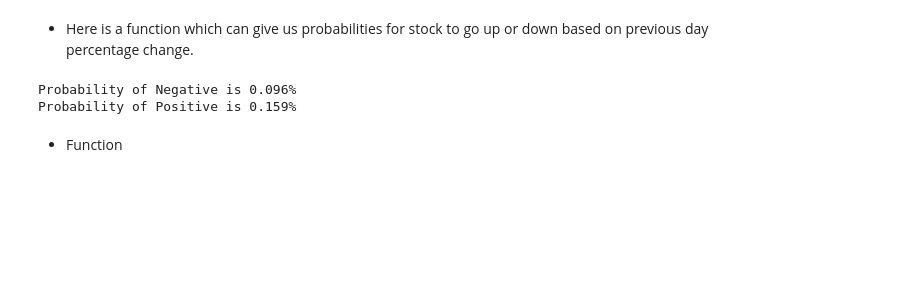
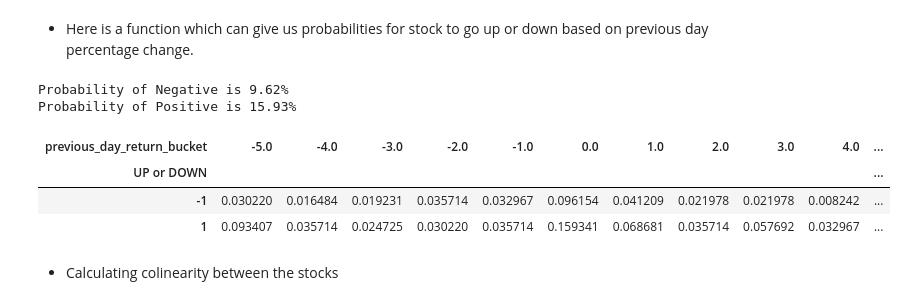
Before and after one commit to Folongton/Stock-Analysis, a Jupyter notebook: P1-Indicators-Chart-Analysis/P1-Chart-Analysis.ipynb, the cells around one changed output. Cells and saved outputs as stored; diff of their text form; code cells hidden in the pictures; blank space fills up the shorter version.

```diff
--- a/P1-Indicators-Chart-Analysis/P1-Chart-Analysis.ipynb
+++ b/P1-Indicators-Chart-Analysis/P1-Chart-Analysis.ipynb
@@ -271,7 +280,11 @@ def calc_proba_price_change_based(stock_df, percentChange, days):
 # %%
-calc_proba_price_change_based(tsla_d, percentChange=0, days=365)
+calc_proba_price_change_based(tsla_d, percentChange=0, days=365, print_proba=True)
 # %% [output]
-Probability of Negative is 0.096%
-Probability of Positive is 0.159%
+Probability of Negative is 9.62%
+Probability of Positive is 15.93%
+| previous_day_return_bucket | -5.0 | -4.0 | -3.0 | -2.0 | -1.0 | 0.0 | 1.0 | 2.0 | 3.0 | 4.0 | ... |
+| UP or DOWN |  |  |  |  |  |  |  |  |  |  | ... |
+| -1 | 0.030220 | 0.016484 | 0.019231 | 0.035714 | 0.032967 | 0.096154 | 0.041209 | 0.021978 | 0.021978 | 0.008242 | ... |
+| 1 | 0.093407 | 0.035714 | 0.024725 | 0.030220 | 0.035714 | 0.159341 | 0.068681 | 0.035714 | 0.057692 | 0.032967 | ... |
-# %% [markdown]
-* Function
+# %% [markdown]
+* Calculating colinearity between the stocks
```
Also changed, not shown: parts of 7 cells of this notebook.
